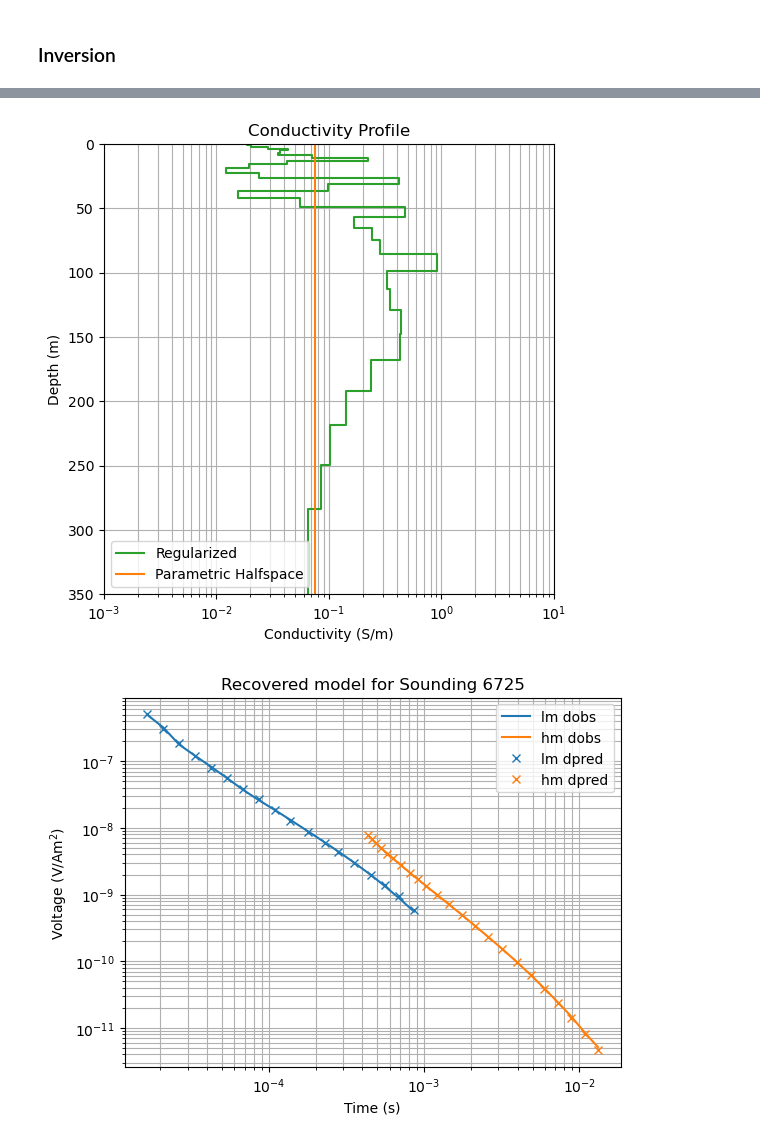
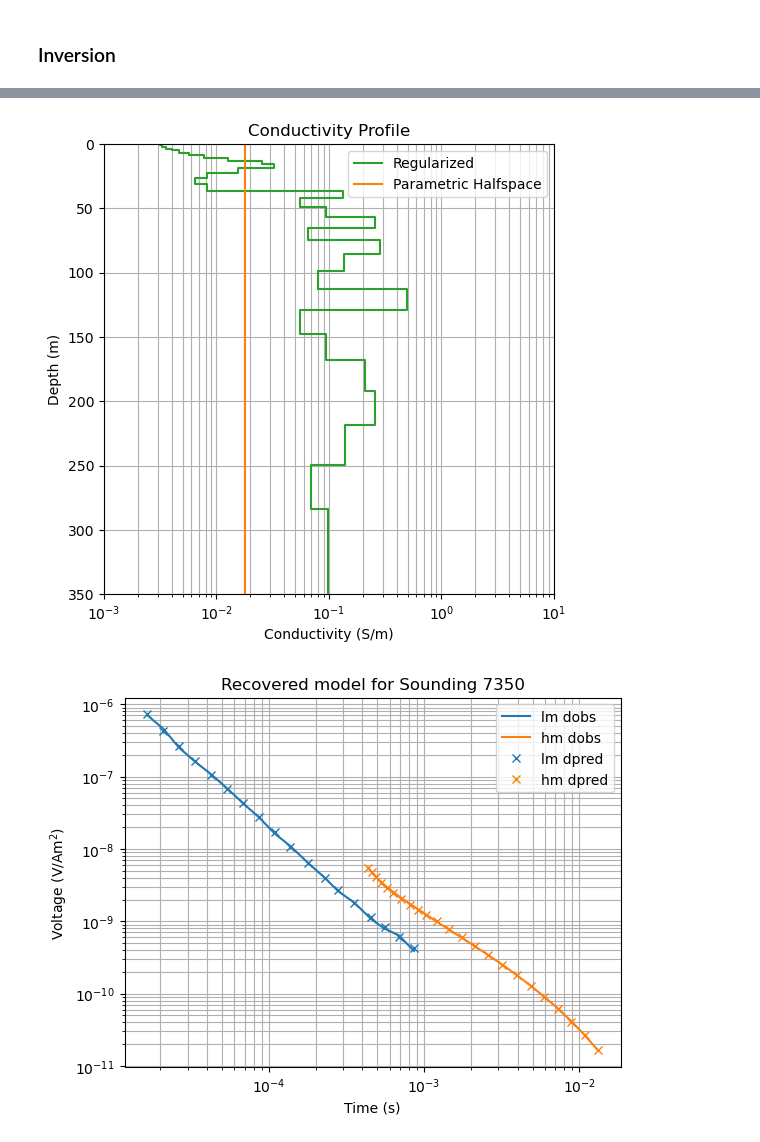
Before and after one commit to oscarshek/EOSC-556-Project, a Jupyter notebook: Notebook/AusAEM_WA_Cross_Section-5percenterror.ipynb, the cells around one changed output, grey strips where cells are left out. Saved outputs shown, nothing was run; the diff lists cells and outputs as text; code cells hidden in the pictures.

```diff
--- a/Notebook/AusAEM_WA_Cross_Section-5percenterror.ipynb
+++ b/Notebook/AusAEM_WA_Cross_Section-5percenterror.ipynb
@@ -193,7 +193,8 @@ for i in sounding_list:
 
         # Observed data (normalized) & relative errors
         dobs = -tx_area * np.r_[station_lm_data, station_hm_data]
-        rel_err = np.r_[station_lm_std, station_hm_std]
+        #rel_err = np.r_[station_lm_std, station_hm_std]
+        rel_err = np.full(41, 0.05) # 5% error
         data_container = data.Data(srv, dobs=dobs, relative_error=rel_err)
 
         # Halfspace Inversion
@@ -233,11 +234,26 @@ for i in sounding_list:
         halfspace_conductivities = [sim_inv_halfspace.sigma for _ in range(1, n_iter)]
 
         # Identify the best fit iteration
-        best_fit_iter = 0
-        for j in range(1, n_iter - 1):
-            if phi_ds[j] - phi_ds[j + 1] < 0.005 * phi_ds[j]:  # Adjust the threshold as needed
-                best_fit_iter = j
-                break
+#        best_fit_iter = 0
+#        for j in range(1, n_iter - 1):
+#            if phi_ds[j] - phi_ds[j + 1] < 0.005 * phi_ds[j]:  # Adjust the threshold as needed
+#                best_fit_iter = j
+#                break
+
+        # Define thresholds
+        phi_m_threshold = 1000  # You can adjust this based on your model behavior
+
+        # Find the iteration with minimum phi_d where phi_m is still under the threshold
+        phi_d_filtered = [
+            (j, phi_ds[j]) for j in range(len(phi_ds)) if phi_ms[j] < phi_m_threshold
+        ]
+
+        if phi_d_filtered:
+            # Pick the iteration with the lowest phi_d among those
+            best_fit_iter = min(phi_d_filtered, key=lambda x: x[1])[0]
+        else:
+            # Fall back to iteration with absolute minimum phi_d
+            best_fit_iter = int(np.argmin(phi_ds))
 
         # Append the best-fit iteration to the list
         best_fit_iterations.append(best_fit_iter)
@@ -475,11 +491,11 @@ def plot_sounding(index):
     plt.show()
 
 # Specify which sounding to plot (0, 1, or 2)
-plot_sounding(1)  # Plot sounding 0
+plot_sounding(5)  # Plot sounding 0
 # plot_sounding(1)  # Plot sounding 1
 # plot_sounding(2)  # Plot sounding 2
 # %% [output]
-[figure, old version]
+[figure, new version]
 # %%
 def plot_data(index, y):
     entry = data_list[index]
@@ -504,9 +520,9 @@ def plot_data(index, y):
     plt.legend()
     plt.show()
 # %%
-plot_data(5, 'Recovered model')
+plot_data(0, 'Recovered model')
 # %% [output]
-[figure, old version]
+[figure, new version]
 # %%
 # Function to plot a specific sounding
 def plot_phim_phid(index):
```
Also changed, not shown: parts of 3 cells of this notebook, 1 other file.
